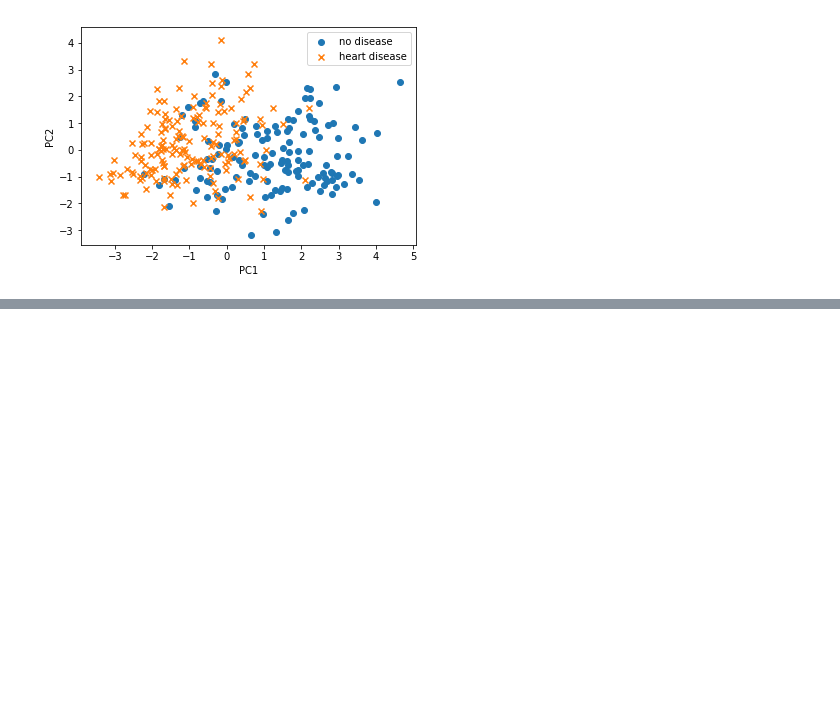
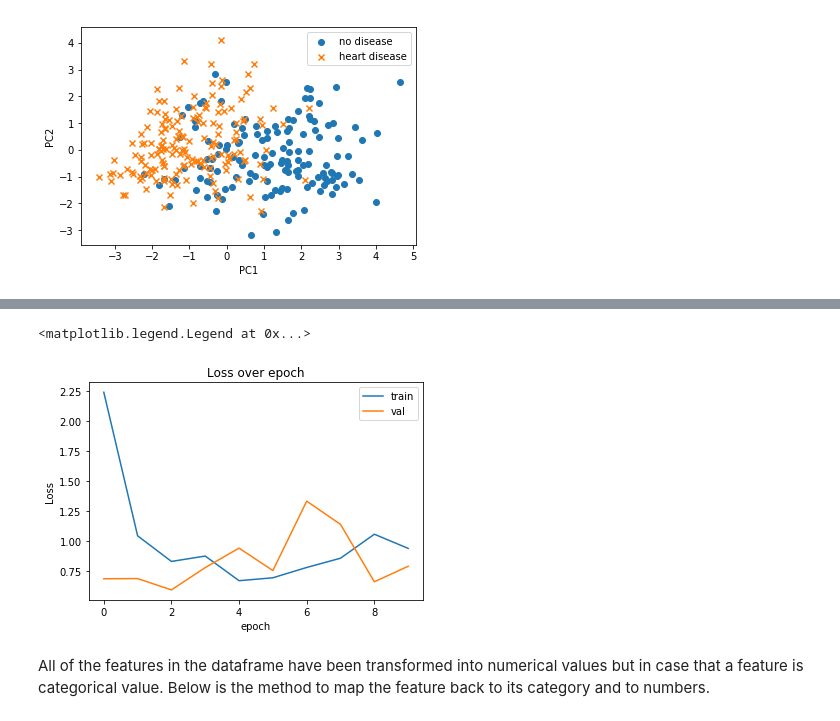
Before and after one commit to bbchen33/Deep-learning, a Jupyter notebook: Heart_disease_Tensorflow.ipynb, the cells around one changed output, grey strips where cells are left out. Drawn from its saved outputs; the diff is of its cells as text; code cells hidden in the pictures; blank space fills up the shorter version.

```diff
--- a/Heart_disease_Tensorflow.ipynb
+++ b/Heart_disease_Tensorflow.ipynb
@@ -121,0 +241,12 @@ plt.legend()
+# %%
+plt.plot(history.history['loss'])
+plt.plot(history.history['val_loss'])
+plt.title('Loss over epoch')
+plt.ylabel('Loss')
+plt.xlabel('epoch')
+plt.legend(['train', 'val'])
+# %% [output]
+<matplotlib.legend.Legend at 0x...>
+[figure, added]
+# %% [markdown]
+All of the features in the dataframe have been transformed into numerical values but in case that a feature is categorical value. Below is the method to map the feature back to its category and to numbers.
```
Also changed, not shown: parts of 19 cells of this notebook.
